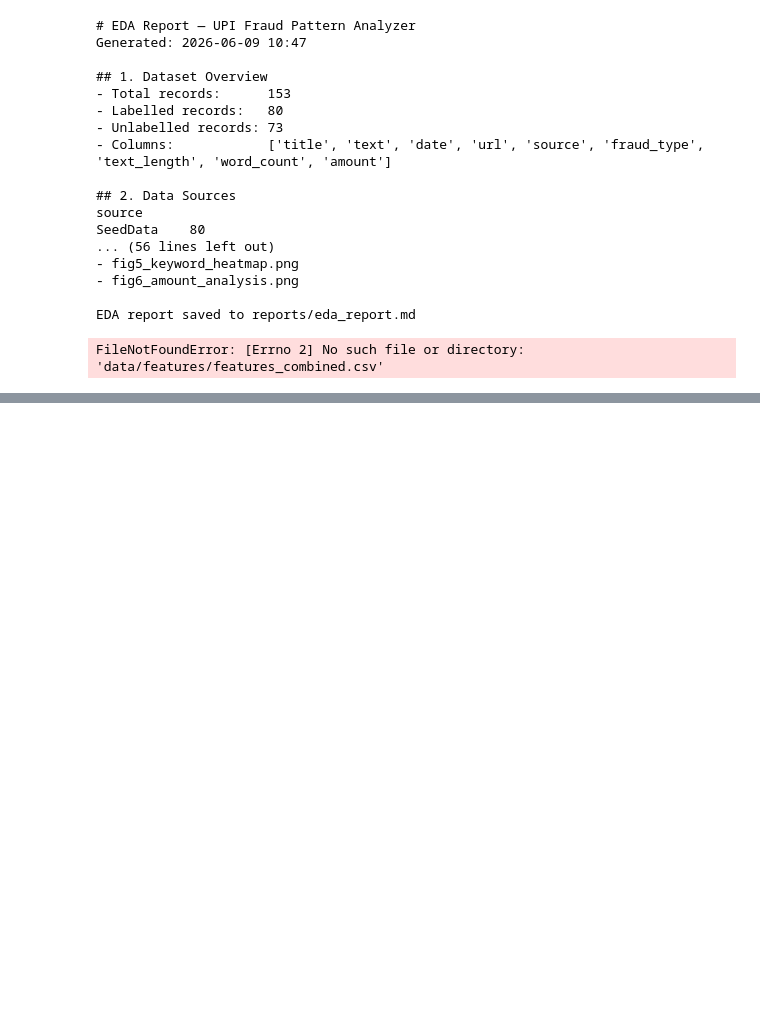
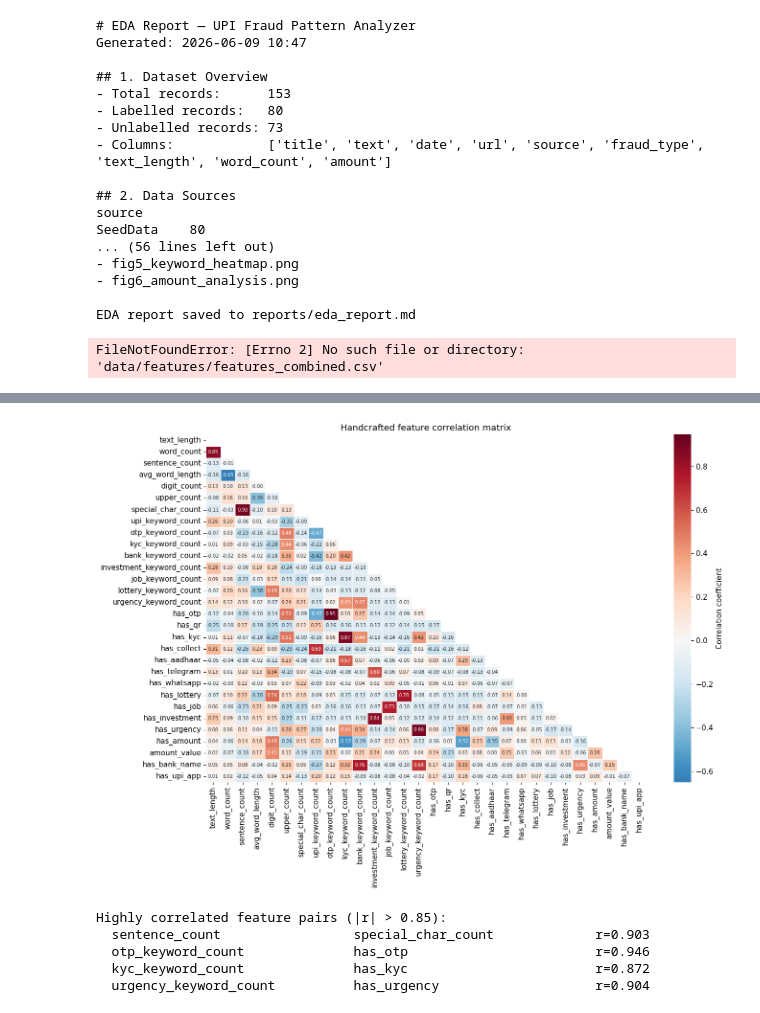
Before and after one commit to devanshhhh09/upi-fraud-analyzer, a Jupyter notebook: notebooks/eda.ipynb, the cells around one changed output, grey strips where cells are left out. Cells and saved outputs as stored; diff of their text form; code cells hidden in the pictures; blank space fills up the shorter version.

```diff
--- a/notebooks/eda.ipynb
+++ b/notebooks/eda.ipynb
@@ -525,0 +656,48 @@ FileNotFoundError: [Errno 2] No such file or directory: 'data/features/features_
+# %%
+# Correlation matrix — handcrafted features only
+handcrafted_cols = [c for c in feature_cols if not c.startswith('tfidf_')]
+corr_matrix = labelled[handcrafted_cols].corr()
+
+plt.figure(figsize=(14, 10))
+mask = np.triu(np.ones_like(corr_matrix, dtype=bool))
+sns.heatmap(
+    corr_matrix,
+    mask=mask,
+    annot=True,
+    fmt='.2f',
+    cmap='RdBu_r',
+    center=0,
+    linewidths=0.5,
+    annot_kws={'size': 7},
+    cbar_kws={'label': 'Correlation coefficient'}
+)
+plt.title('Handcrafted feature correlation matrix')
+plt.tight_layout()
+plt.savefig('reports/fig8_correlation_matrix.png', dpi=150, bbox_inches='tight')
+plt.show()
+
+# Find highly correlated pairs (>0.85)
+print("\nHighly correlated feature pairs (|r| > 0.85):")
+high_corr = []
+for i in range(len(corr_matrix.columns)):
+    for j in range(i+1, len(corr_matrix.columns)):
+        r = corr_matrix.iloc[i, j]
+        if abs(r) > 0.85:
+            high_corr.append({
+                'feature_1': corr_matrix.columns[i],
+                'feature_2': corr_matrix.columns[j],
+                'correlation': round(r, 3)
+            })
+
+if high_corr:
+    for pair in high_corr:
+        print(f"  {pair['feature_1']:<30} {pair['feature_2']:<30} r={pair['correlation']}")
+else:
+    print("  No highly correlated pairs found.")
+# %% [output]
+[figure, added]
+Highly correlated feature pairs (|r| > 0.85):
+  sentence_count                 special_char_count             r=0.903
+  otp_keyword_count              has_otp                        r=0.946
+  kyc_keyword_count              has_kyc                        r=0.872
+  urgency_keyword_count          has_urgency                    r=0.904
```
Also changed, not shown: parts of 4 cells of this notebook, 4 other files.
